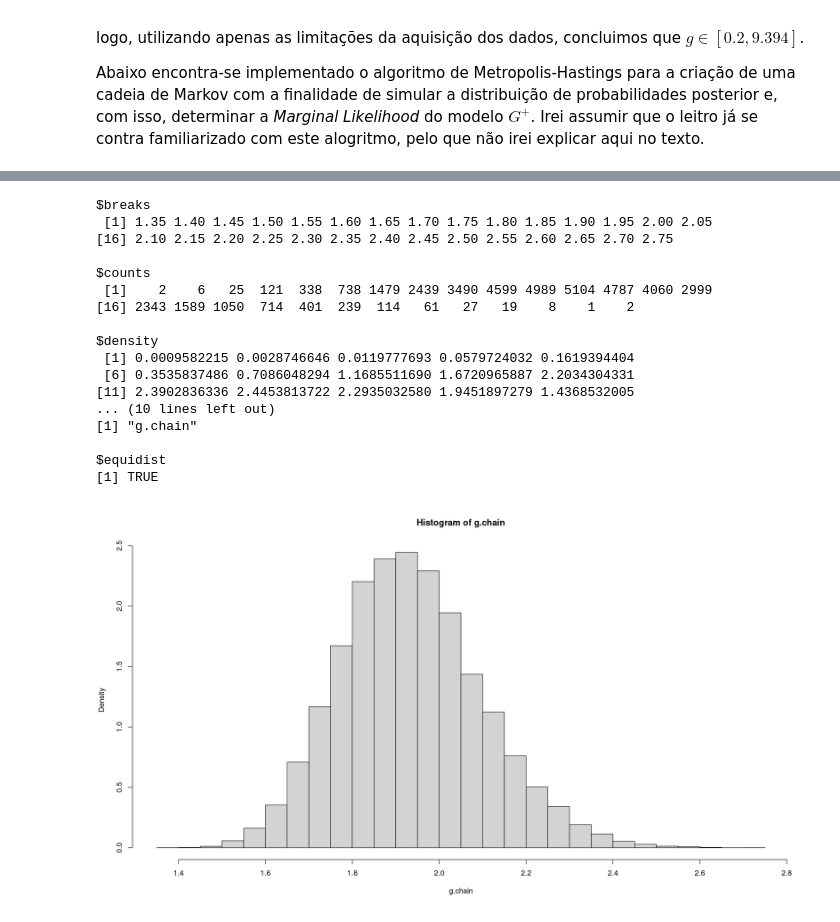
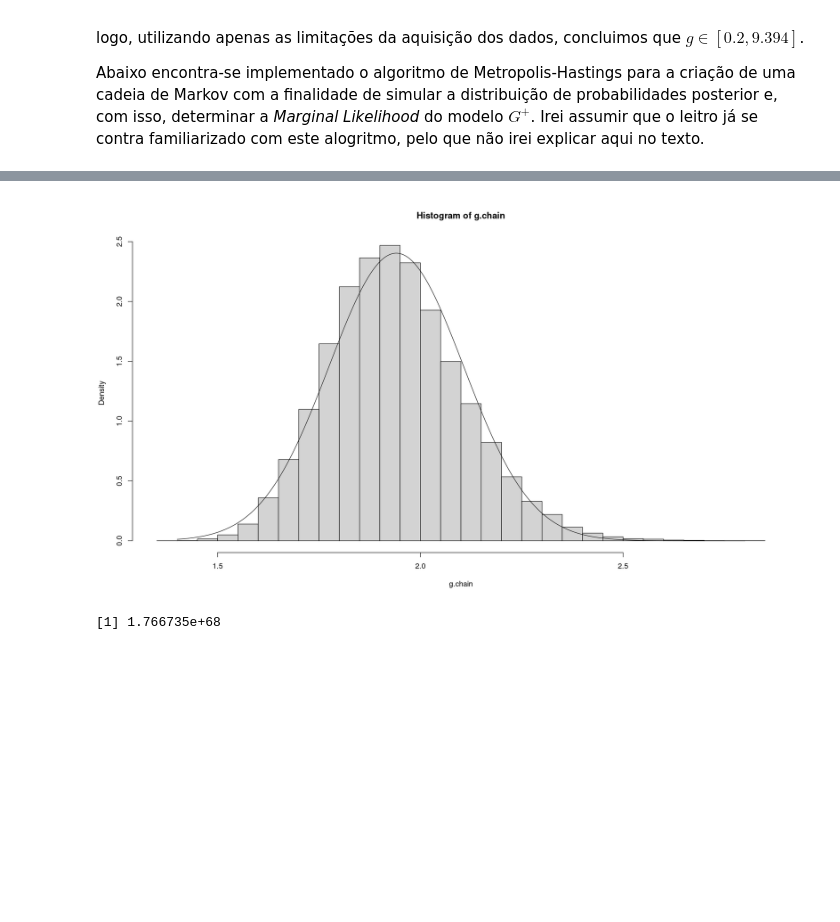
Before and after one commit to cesarium/da-bayesian-star, a Jupyter notebook: notebook.ipynb, the cells around one changed output, grey strips where cells are left out. Cells and saved outputs as stored; diff of their text form; code cells hidden in the pictures; blank space fills up the shorter version.

```diff
--- a/notebook.ipynb
+++ b/notebook.ipynb
@@ -1448,23 +1447,11 @@ lines(x_vals,y_fit)
 # %%
-g_hist = hist(g.chain,freq=FALSE,breaks=20)
-head(g_hist)
+hist(g.chain,freq=FALSE,breaks=40)
+
+x_vals = seq(1.4,2.8,length.out = 1000)
+y_fit = dnorm( x_vals, mean=m_mean.g, sd=m_sd.g )
+
+
+lines(x_vals,y_fit)
 # %% [output]
-$breaks
- [1] 1.35 1.40 1.45 1.50 1.55 1.60 1.65 1.70 1.75 1.80 1.85 1.90 1.95 2.00 2.05
-[16] 2.10 2.15 2.20 2.25 2.30 2.35 2.40 2.45 2.50 2.55 2.60 2.65 2.70 2.75
-
-$counts
- [1]    2    6   25  121  338  738 1479 2439 3490 4599 4989 5104 4787 4060 2999
-[16] 2343 1589 1050  714  401  239  114   61   27   19    8    1    2
-
-$density
- [1] 0.0009582215 0.0028746646 0.0119777693 0.0579724032 0.1619394404
- [6] 0.3535837486 0.7086048294 1.1685511690 1.6720965887 2.2034304331
-[11] 2.3902836336 2.4453813722 2.2935032580 1.9451897279 1.4368532005
-... (10 lines left out)
-[1] "g.chain"
-
-$equidist
-[1] TRUE
-[figure, old version]
+[figure, new version]
 # %%
@@ -1471,0 +1459,5 @@ $equidist
+# %%
+m_estimate
+#write.table( data.frame(nu.chain,g.chain), file='mcmc.R' , sep=",",  col.names=FALSE, row.names=FALSE)
+# %% [output]
+[1] 1.766735e+68
```
Also changed, not shown: parts of 10 cells of this notebook, 2 other files.
